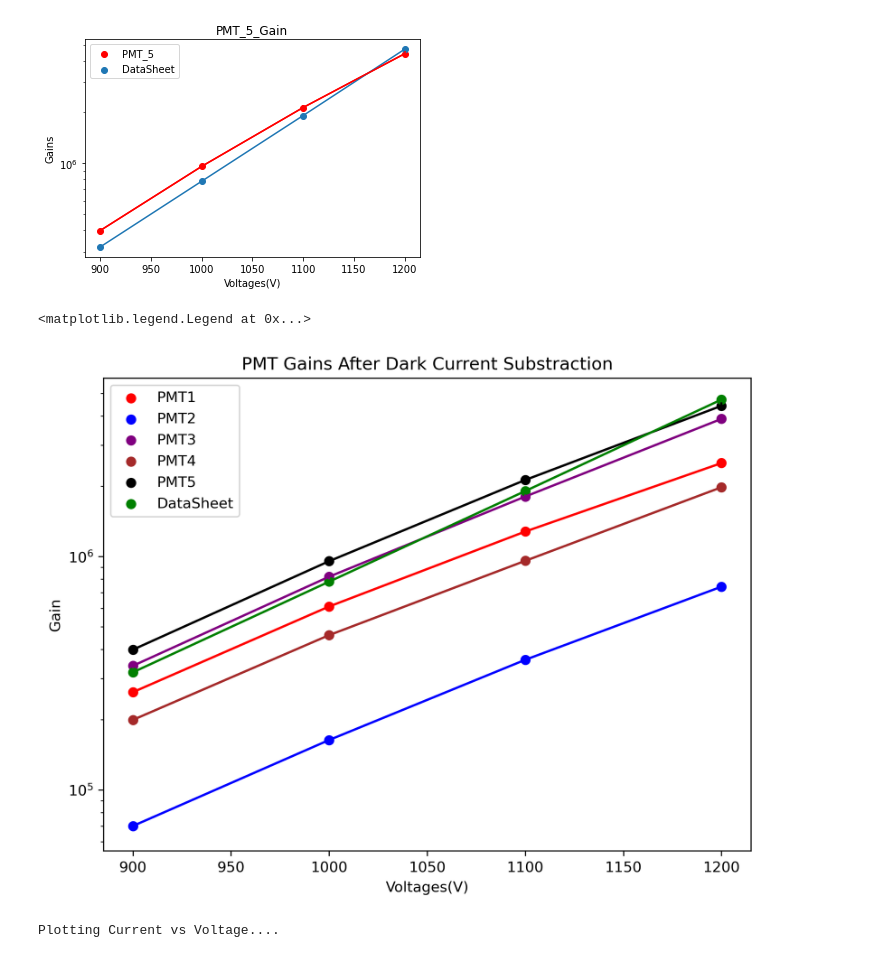
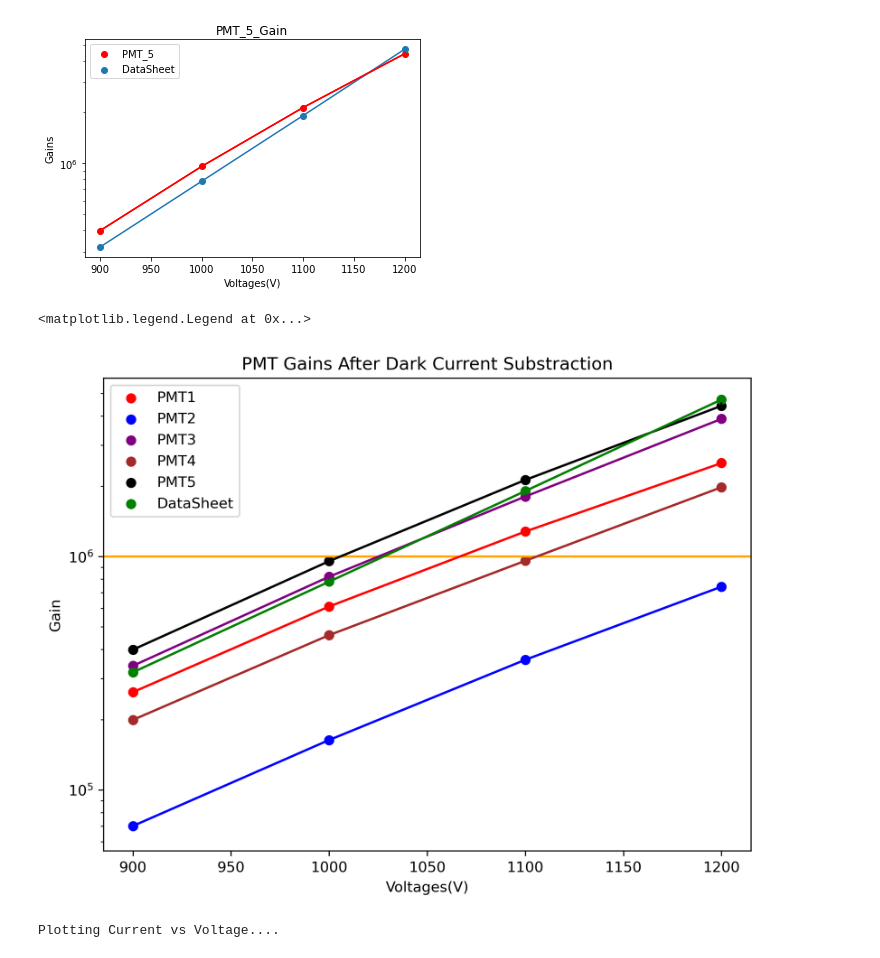
Before and after one commit to ilkerparmaksiz/Analysis, a Jupyter notebook: CRAB/Main/PMT_Characterization/PMT_Gain.ipynb, the cells around one changed output. Drawn from its saved outputs; the diff is of its cells as text; code cells hidden in the pictures.

```diff
--- a/CRAB/Main/PMT_Characterization/PMT_Gain.ipynb
+++ b/CRAB/Main/PMT_Characterization/PMT_Gain.ipynb
@@ -439,22 +457,23 @@ Plotting Gains for  PMT_5...
 # %%
 ## Light Comparison Plots ##
 plt.figure(figsize=(8, 6), dpi=300)
 plt.title("PMT Gains After Dark Current Substraction")
 plt.xlabel("Voltages(V)")
 plt.ylabel("Gain")
 gains=[gain_PMT1[0],gain_PMT2[0],gain_PMT3[0],gain_PMT4[0],gain_PMT5[0],DataSheetGain]
 errors=[gain_PMT1[1],gain_PMT2[1],gain_PMT3[1],gain_PMT4[1],gain_PMT5[1],0]
 lbls=["PMT1","PMT2","PMT3","PMT4","PMT5","DataSheet"]
 clrs=["red","blue","purple","brown","black","green"]
 voltages=[Voltages,Voltages,Voltages,Voltages,Voltages,Voltages]
 
+plt.axhline(1e6,color='orange')
 
 PlotMultipleData(voltages,gains,errors,lbls,clrs)
 plt.semilogy()
 plt.legend()
 # %% [output]
 <matplotlib.legend.Legend at 0x...>
-[figure, old version]
+[figure, new version]
 # %%
 gain_PMT3_WithLight=PlotLightCurrents(PMT3_Light,"PMT_3",DataSheetGain,PMT3_DarkCountsWithLight)
 
```
Also changed, not shown: parts of 4 cells of this notebook, 1 other file.
